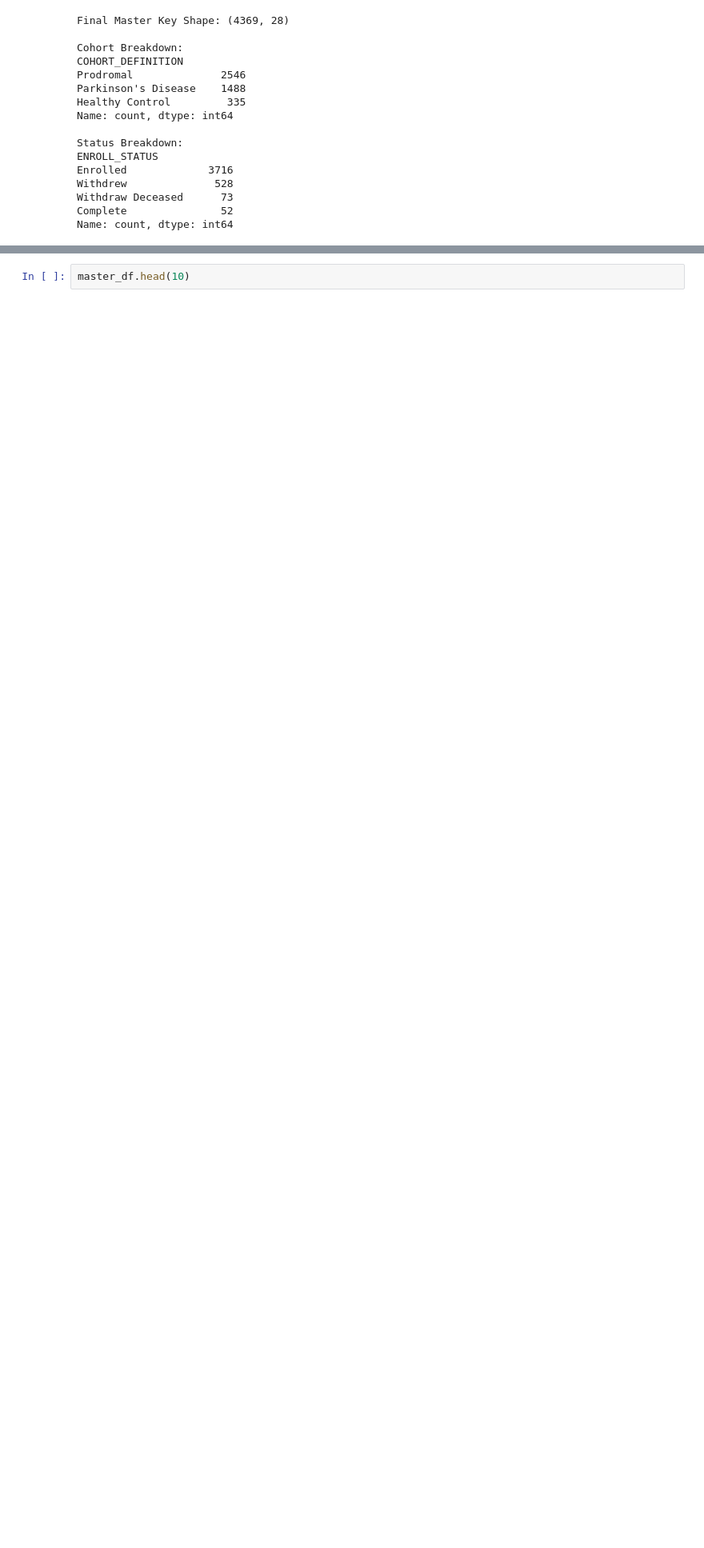
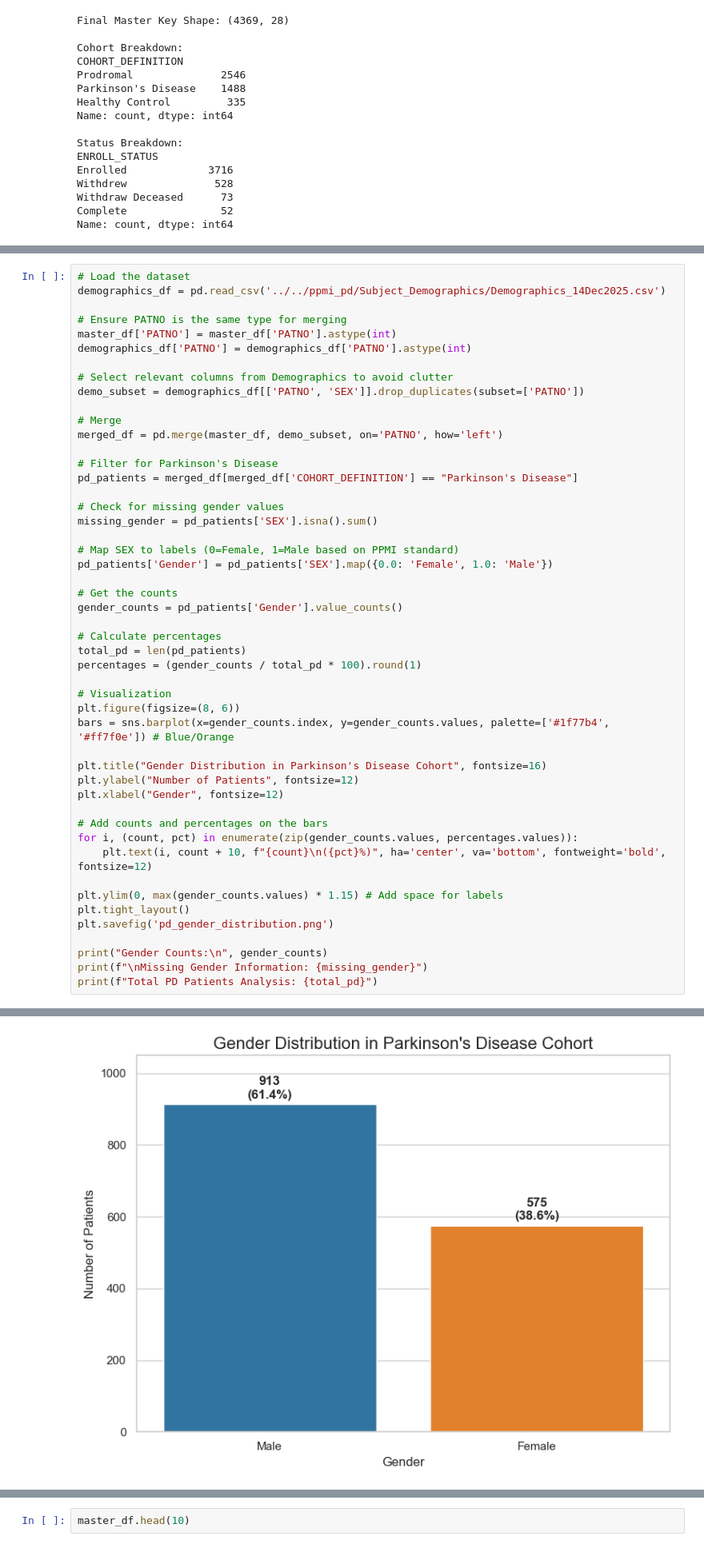
Before and after one commit to vutuongvy101/multimodal-pd-progression, a Jupyter notebook: Experiment/preprocessing/sri_hri_model 2.ipynb, the cells around one changed output, grey strips where cells are left out. Shown at 80% size. Cells and saved outputs as stored; diff of their text form; blank space fills up the shorter version.

```diff
--- a/Experiment/preprocessing/sri_hri_model 2.ipynb
+++ b/Experiment/preprocessing/sri_hri_model 2.ipynb
@@ -271,0 +276,50 @@ Name: count, dtype: int64
+# %%
+# Load the dataset
+demographics_df = pd.read_csv('../../ppmi_pd/Subject_Demographics/Demographics_14Dec2025.csv')
+
+# Ensure PATNO is the same type for merging
+master_df['PATNO'] = master_df['PATNO'].astype(int)
+demographics_df['PATNO'] = demographics_df['PATNO'].astype(int)
+
+# Select relevant columns from Demographics to avoid clutter
+demo_subset = demographics_df[['PATNO', 'SEX']].drop_duplicates(subset=['PATNO'])
+
+# Merge
+merged_df = pd.merge(master_df, demo_subset, on='PATNO', how='left')
+
+# Filter for Parkinson's Disease
+pd_patients = merged_df[merged_df['COHORT_DEFINITION'] == "Parkinson's Disease"]
+
+# Check for missing gender values
+missing_gender = pd_patients['SEX'].isna().sum()
+
+# Map SEX to labels (0=Female, 1=Male based on PPMI standard)
+pd_patients['Gender'] = pd_patients['SEX'].map({0.0: 'Female', 1.0: 'Male'})
+
+# Get the counts
+gender_counts = pd_patients['Gender'].value_counts()
+
+# Calculate percentages
+total_pd = len(pd_patients)
+percentages = (gender_counts / total_pd * 100).round(1)
+
+# Visualization
+plt.figure(figsize=(8, 6))
+bars = sns.barplot(x=gender_counts.index, y=gender_counts.values, palette=['#1f77b4', '#ff7f0e']) # Blue/Orange
+
+plt.title("Gender Distribution in Parkinson's Disease Cohort", fontsize=16)
+plt.ylabel("Number of Patients", fontsize=12)
+plt.xlabel("Gender", fontsize=12)
+
+# Add counts and percentages on the bars
+for i, (count, pct) in enumerate(zip(gender_counts.values, percentages.values)):
+    plt.text(i, count + 10, f"{count}\n({pct}%)", ha='center', va='bottom', fontweight='bold', fontsize=12)
+
+plt.ylim(0, max(gender_counts.values) * 1.15) # Add space for labels
+plt.tight_layout()
+plt.savefig('pd_gender_distribution.png')
+
+print("Gender Counts:\n", gender_counts)
+print(f"\nMissing Gender Information: {missing_gender}")
+print(f"Total PD Patients Analysis: {total_pd}")
+# %% [output]
@@ -271,0 +343 @@ Name: count, dtype: int64
+[figure, added]
```
Also changed, not shown: parts of 10 cells of this notebook.
